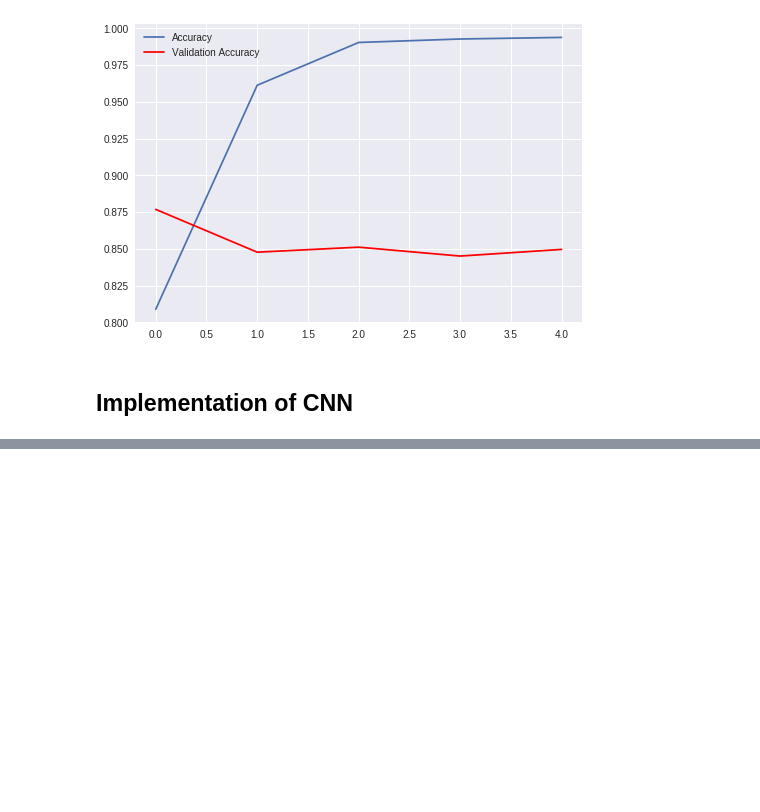
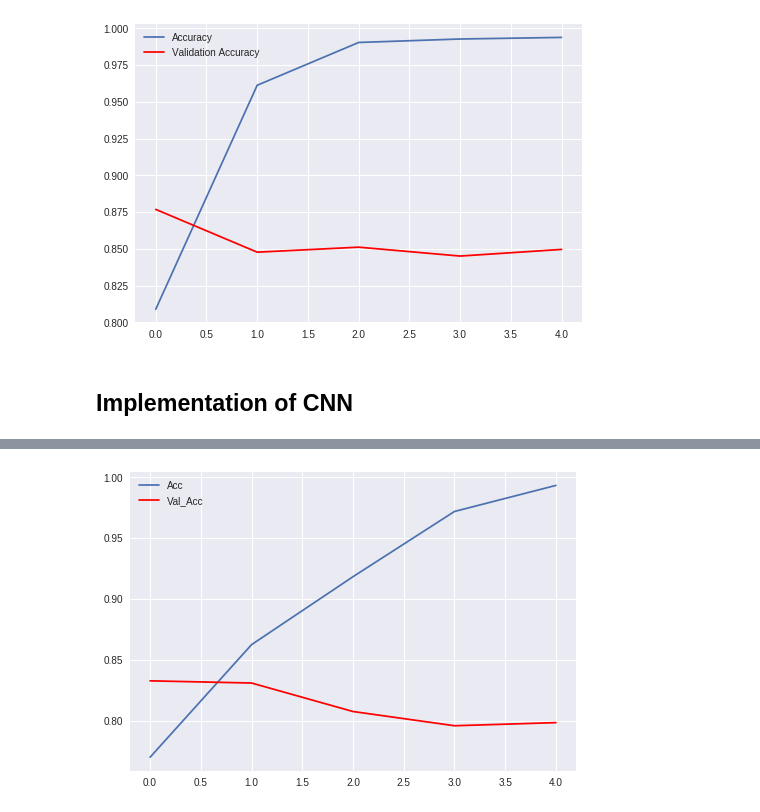
Before and after one commit to Nishantarya80/Better_Doctor, a Jupyter notebook: Project/Keras_Practice_2.ipynb, the cells around one changed output, grey strips where cells are left out. Saved outputs shown, nothing was run; the diff lists cells and outputs as text; code cells hidden in the pictures; blank space fills up the shorter version.

```diff
--- a/Project/Keras_Practice_2.ipynb
+++ b/Project/Keras_Practice_2.ipynb
@@ -167,0 +230,8 @@ plt.show()
+# %%
+model4 = Sequential()
+model4.add(Embedding(5000,64,input_length=300))
+model4.add(Conv1D(filters=32,kernel_size=30))
+model4.add(GRU(units = 32, dropout = 0.2,recurrent_dropout=0.2))
+model4.add(Dense(1,activation="sigmoid"))
+model4.summary()
+model4.compile(loss='binary_crossentropy', optimizer='adam', metrics=['accuracy'])
@@ -167,0 +254,2 @@ plt.show()
+# %%
+model4.fit(x_p,y,epochs=5,validation_data=(x_p_t,y_t))
@@ -167,0 +269,10 @@ plt.show()
+# %%
+h4 = model4.history.history
+# %%
+plt.style.use("seaborn")
+plt.plot(h4["acc"],label="Acc")
+plt.plot(h4["val_acc"],label="Val_Acc",c="r")
+plt.legend()
+plt.show()
+# %% [output]
+[figure, added]
```
Also changed, not shown: parts of 13 cells of this notebook.
